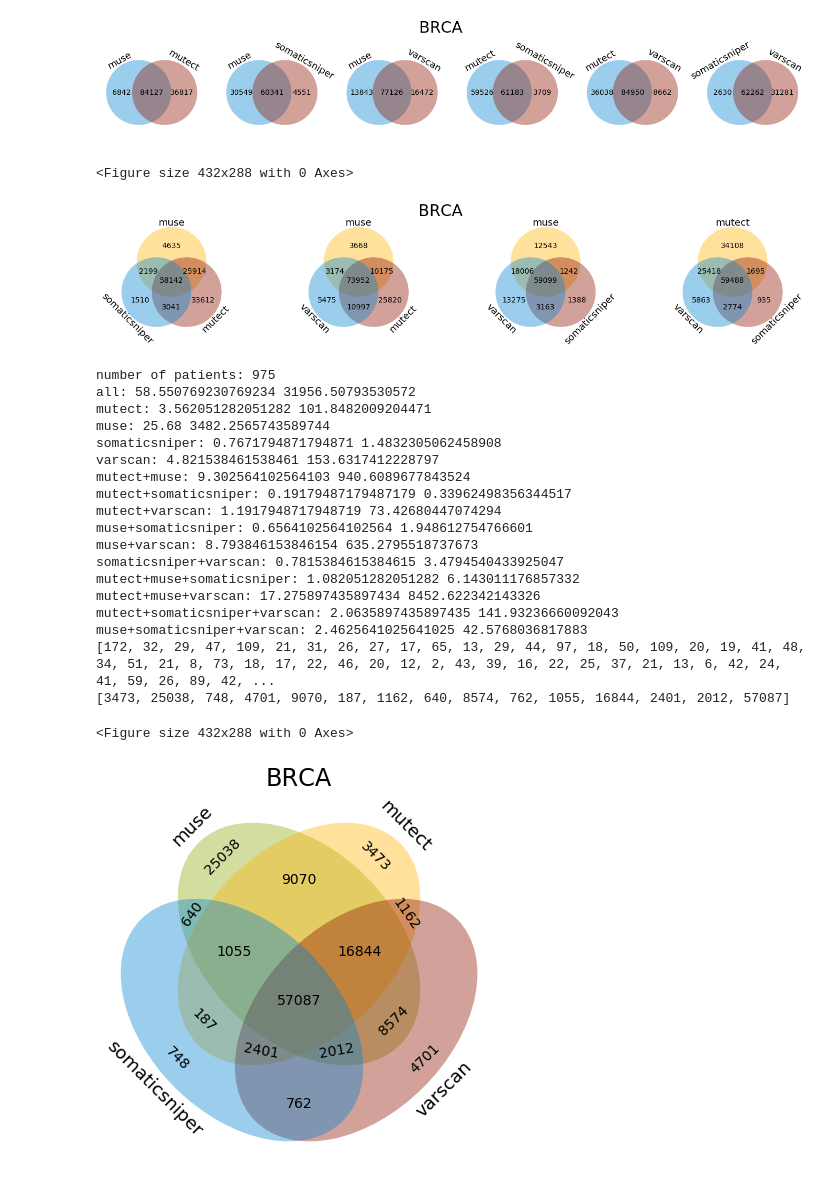
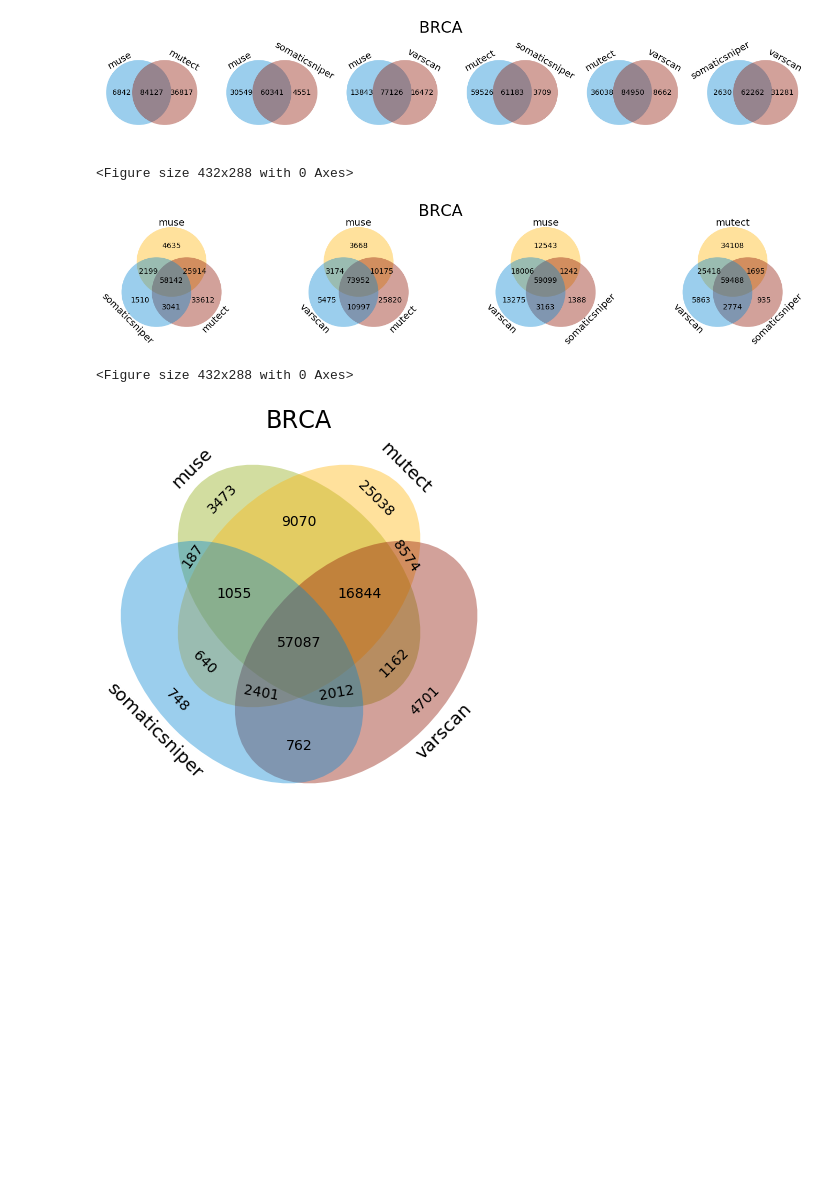
Before and after one commit to kathrynleung/gdcdata, a Jupyter notebook: gdc.ipynb, the cells around one changed output. Drawn from its saved outputs; the diff is of its cells as text; code cells hidden in the pictures; blank space fills up the shorter version.

```diff
--- a/gdc.ipynb
+++ b/gdc.ipynb
@@ -523 +264,30 @@ No handles with labels found to put in legend.
+# %%
+os.chdir(original)
+
+dictofdf = dict([(cancer, pd.DataFrame(np.nan, index=keys, columns=['HIGH', 'MODERATE', 'LOW', 'MODIFIER', 'TOTAL'])) for cancer in possible_cancers])
+
+for cancer in possible_cancers:
+    os.chdir(original)
+    os.chdir(cancer)
+    mafs = os.listdir()
+
+    maf_fps = {}
+    for caller in possible_callers:
+        for maf in mafs:
+            if caller in maf: # str in the filepath
+                maf_fps[caller] = maf
+
+    all_variants = {}
+
+    for caller in maf_fps:
+        all_variants[caller] = parse_maf(maf_fps[caller])
+
+    contents = four_set_contents(all_variants[possible_callers[0]], all_variants[possible_callers[1]],
+                             all_variants[possible_callers[2]], all_variants[possible_callers[3]], possible_callers)
+
+    dictofdf[cancer].loc[:,'HIGH'] = how_many_high(cancer, all_variants, possible_callers, contents)
+    dictofdf[cancer].loc[:,'MODERATE'] = how_many_moderate(cancer, all_variants, possible_callers, contents)
+    dictofdf[cancer].loc[:,'LOW'] = how_many_low(cancer, all_variants, possible_callers, contents)
+    dictofdf[cancer].loc[:,'MODIFIER'] = how_many_modifier(cancer, all_variants, possible_callers, contents)
+    dictofdf[cancer].loc[:,'TOTAL'] = dictofdf[cancer].sum(axis=1)
 # %%
@@ -692,56 +426,38 @@ for i in range(0, num_callers):
             dat = three_set(all_variants[possible_callers[i]], all_variants[possible_callers[j]],all_variants[possible_callers[k]])
             data = []
             data.extend([dat[1], dat[2], dat[3], dat[4],dat[5],dat[6],dat[0]])
             sets = (possible_callers[i], possible_callers[j],possible_callers[k])
             subsets = data
             ax = axes[sub]
             venn3(subsets, sets, ax=ax)
             ax.set_title('', fontsize=24)
             sub = sub+1
 
 fig.suptitle('BRCA', fontsize=30)
 filename = ("BRCA3venn.pdf")
 pyplot.savefig(filename)
 plt.show()
 plt.clf()
 import numpy as np
 fig, axes = plt.subplots(1, 1, figsize=(7, 7))
 
 # four way intersection
-dat = four_set(all_variants[possible_callers[0]], all_variants[possible_callers[1]],
-                        all_variants[possible_callers[2]], all_variants[possible_callers[3]])
-print(dat)
-data = []
-data.extend([dat[1],dat[0],dat[2],dat[3],dat[4],dat[7],dat[8],dat[5],dat[6],dat[9],dat[10],dat[11],dat[13],dat[12],dat[14]])
+
+#print(dat)
+
+dat = np.array(dictofdf['BRCA'].loc[:,'TOTAL'])
+dat = dat.astype(int)
 sets = (possible_callers[0], possible_callers[1],possible_callers[2], possible_callers[3])
-subsets = data
+subsets = dat
 ax = axes
 venn4(subsets, sets)
 plt.title('BRCA', fontsize=24)
 filename = ("BRCA4venn.pdf")
 pyplot.savefig(filename)
 plt.show()
 # %% [output]
 [figure]
 <Figure size 432x288 with 0 Axes>
 [figure]
-number of patients: 975
-all: 58.550769230769234 31956.50793530572
-mutect: 3.562051282051282 101.8482009204471
-muse: 25.68 3482.2565743589744
-somaticsniper: 0.7671794871794871 1.4832305062458908
-varscan: 4.821538461538461 153.6317412228797
-mutect+muse: 9.302564102564103 940.6089677843524
-mutect+somaticsniper: 0.19179487179487179 0.33962498356344517
-mutect+varscan: 1.1917948717948719 73.42680447074294
-muse+somaticsniper: 0.6564102564102564 1.948612754766601
-muse+varscan: 8.793846153846154 635.2795518737673
-somaticsniper+varscan: 0.7815384615384615 3.4794540433925047
-mutect+muse+somaticsniper: 1.082051282051282 6.143011176857332
-mutect+muse+varscan: 17.275897435897434 8452.622342143326
-mutect+somaticsniper+varscan: 2.0635897435897435 141.93236660092043
-muse+somaticsniper+varscan: 2.4625641025641025 42.5768036817883
-[172, 32, 29, 47, 109, 21, 31, 26, 27, 17, 65, 13, 29, 44, 97, 18, 50, 109, 20, 19, 41, 48, 34, 51, 21, 8, 73, 18, 17, 22, 46, 20, 12, 2, 43, 39, 16, 22, 25, 37, 21, 13, 6, 42, 24, 41, 59, 26, 89, 42, ...
-[3473, 25038, 748, 4701, 9070, 187, 1162, 640, 8574, 762, 1055, 16844, 2401, 2012, 57087]
+<Figure size 432x288 with 0 Axes>
-<Figure size 432x288 with 0 Axes>
-[figure, old version]
+[figure, new version]
```
Also changed, not shown: parts of 8 cells of this notebook.
